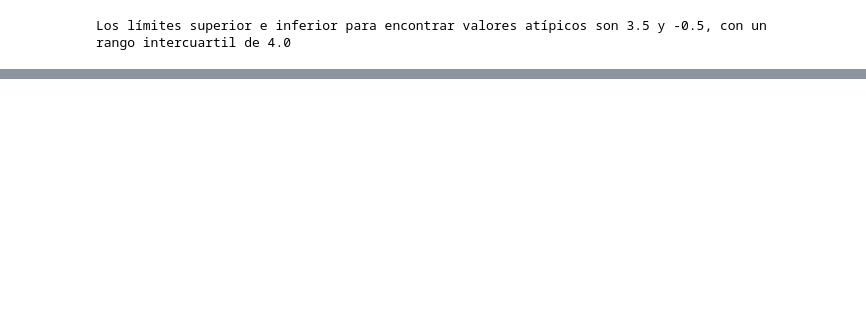
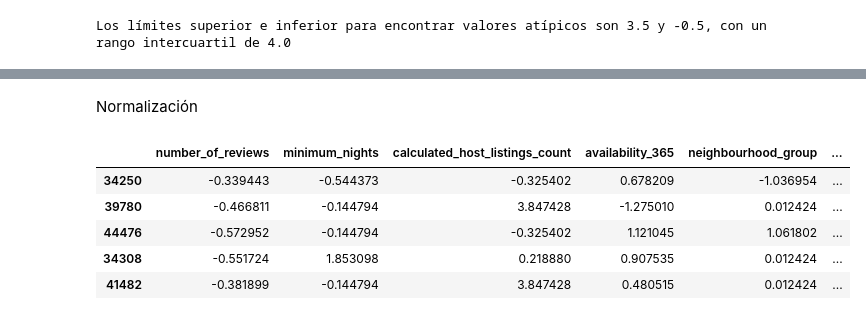
Before and after one commit to 4GeeksAcademy/Tulio-Gimenez-Tutorial-de-Proyecto-de-Preprocesamiento-de-Datos, a Jupyter notebook: src/explore.ipynb, the cells around one changed output, grey strips where cells are left out. Drawn from its saved outputs; the diff is of its cells as text; code cells hidden in the pictures; blank space fills up the shorter version.

```diff
--- a/src/explore.ipynb
+++ b/src/explore.ipynb
@@ -431,0 +527,35 @@ data_SIN_outliers
+# %% [markdown]
+Normalización
+# %%
+from sklearn.preprocessing import StandardScaler
+import pickle
+
+### NORMALIZAMOS EL DATAFRAME CON OUTLIERS Y LO GUARDAMOS
+normalizador_con_outliers = StandardScaler()
+normalizador_con_outliers.fit(X_train_con_outliers)
+
+X_train_con_outliers_norm = normalizador_con_outliers.transform(X_train_con_outliers)
+X_train_con_outliers_norm = pd.DataFrame(X_train_con_outliers_norm, index = X_train_con_outliers.index, columns = num_variables)
+
+X_test_con_outliers_norm = normalizador_con_outliers.transform(X_test_con_outliers)
+X_test_con_outliers_norm = pd.DataFrame(X_test_con_outliers_norm, index = X_test_con_outliers.index, columns = num_variables)
+
+
+### NORMALIZAMOS EL DATAFRAME SIN OUTLIERS Y LO GUARDAMOS
+normalizador_sin_outliers = StandardScaler()
+normalizador_sin_outliers.fit(X_train_sin_outliers)
+
+X_train_sin_outliers_norm = normalizador_sin_outliers.transform(X_train_sin_outliers)
+X_train_sin_outliers_norm = pd.DataFrame(X_train_sin_outliers_norm, index = X_train_sin_outliers.index, columns = num_variables)
+
+X_test_sin_outliers_norm = normalizador_sin_outliers.transform(X_test_sin_outliers)
+X_test_sin_outliers_norm = pd.DataFrame(X_test_sin_outliers_norm, index = X_test_sin_outliers.index, columns = num_variables)
+
+X_train_con_outliers_norm.head()
+# %% [output]
+|  | number_of_reviews | minimum_nights | calculated_host_listings_count | availability_365 | neighbourhood_group | ... |
+| 34250 | -0.339443 | -0.544373 | -0.325402 | 0.678209 | -1.036954 | ... |
+| 39780 | -0.466811 | -0.144794 | 3.847428 | -1.275010 | 0.012424 | ... |
+| 44476 | -0.572952 | -0.144794 | -0.325402 | 1.121045 | 1.061802 | ... |
+| 34308 | -0.551724 | 1.853098 | 0.218880 | 0.907535 | 0.012424 | ... |
+| 41482 | -0.381899 | -0.144794 | 3.847428 | 0.480515 | 0.012424 | ... |
```
Also changed, not shown: parts of 24 cells of this notebook.
